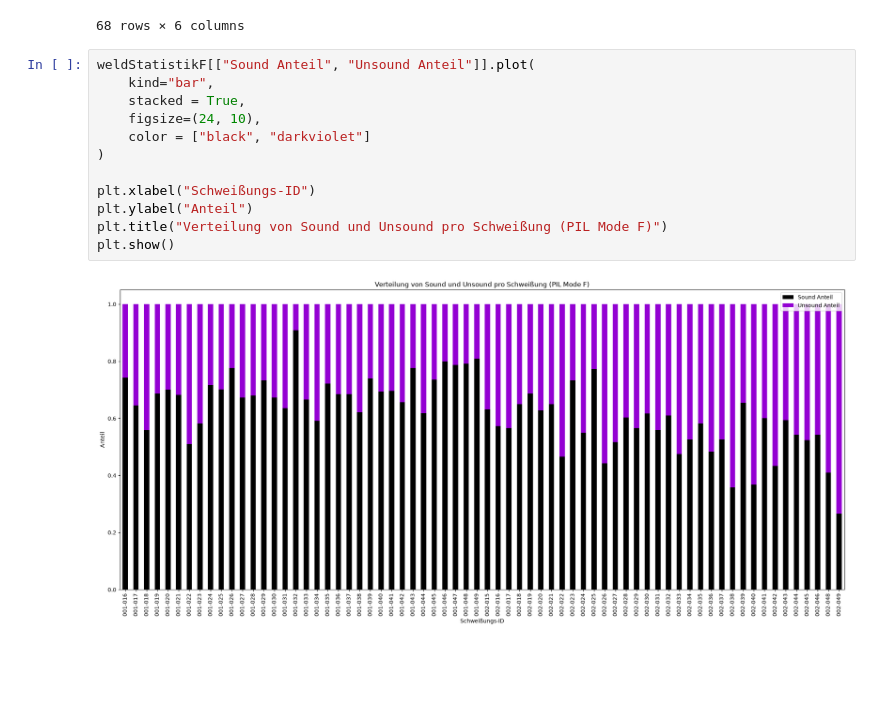
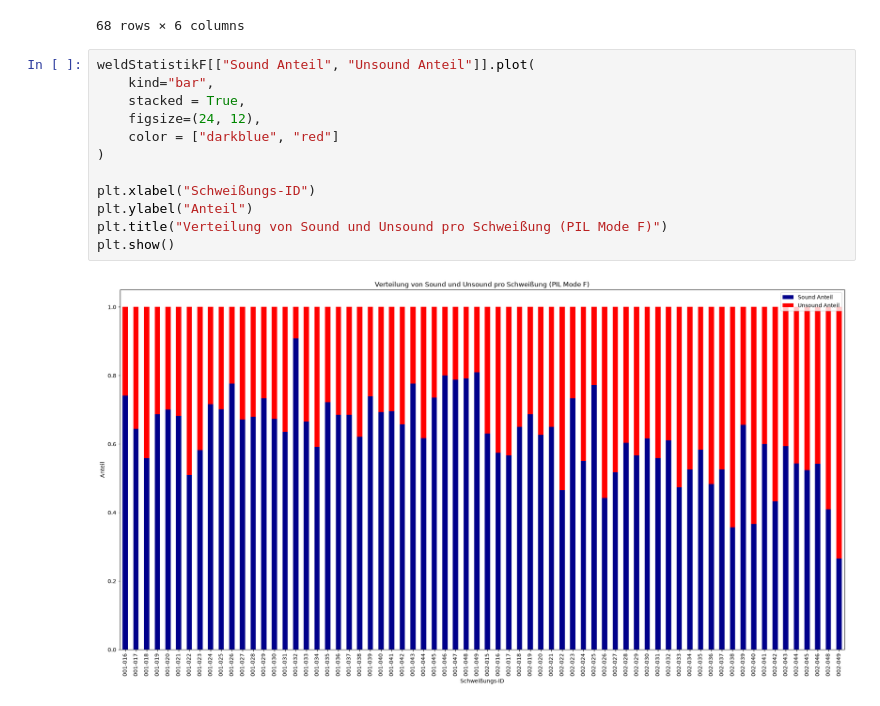
Before and after one commit to molnarkop04/industrial-ai-timeseries, a Jupyter notebook: projects/laser_welding_quality/notebooks/laserWelding.ipynb, the cells around one changed output. Cells and saved outputs as stored; diff of their text form; blank space fills up the shorter version.

```diff
--- a/projects/laser_welding_quality/notebooks/laserWelding.ipynb
+++ b/projects/laser_welding_quality/notebooks/laserWelding.ipynb
@@ -1316,14 +1316,14 @@ display(weldStatistikF)
 # %%
 weldStatistikF[["Sound Anteil", "Unsound Anteil"]].plot(
     kind="bar",
     stacked = True,
-    figsize=(24, 10),
-    color = ["black", "darkviolet"]
+    figsize=(24, 12),
+    color = ["darkblue", "red"]
 )
 
 plt.xlabel("Schweißungs-ID")
 plt.ylabel("Anteil")
 plt.title("Verteilung von Sound und Unsound pro Schweißung (PIL Mode F)")
 plt.show()
 # %% [output]
-[figure, old version]
+[figure, new version]
```
Also changed, not shown: parts of 3 cells of this notebook.
